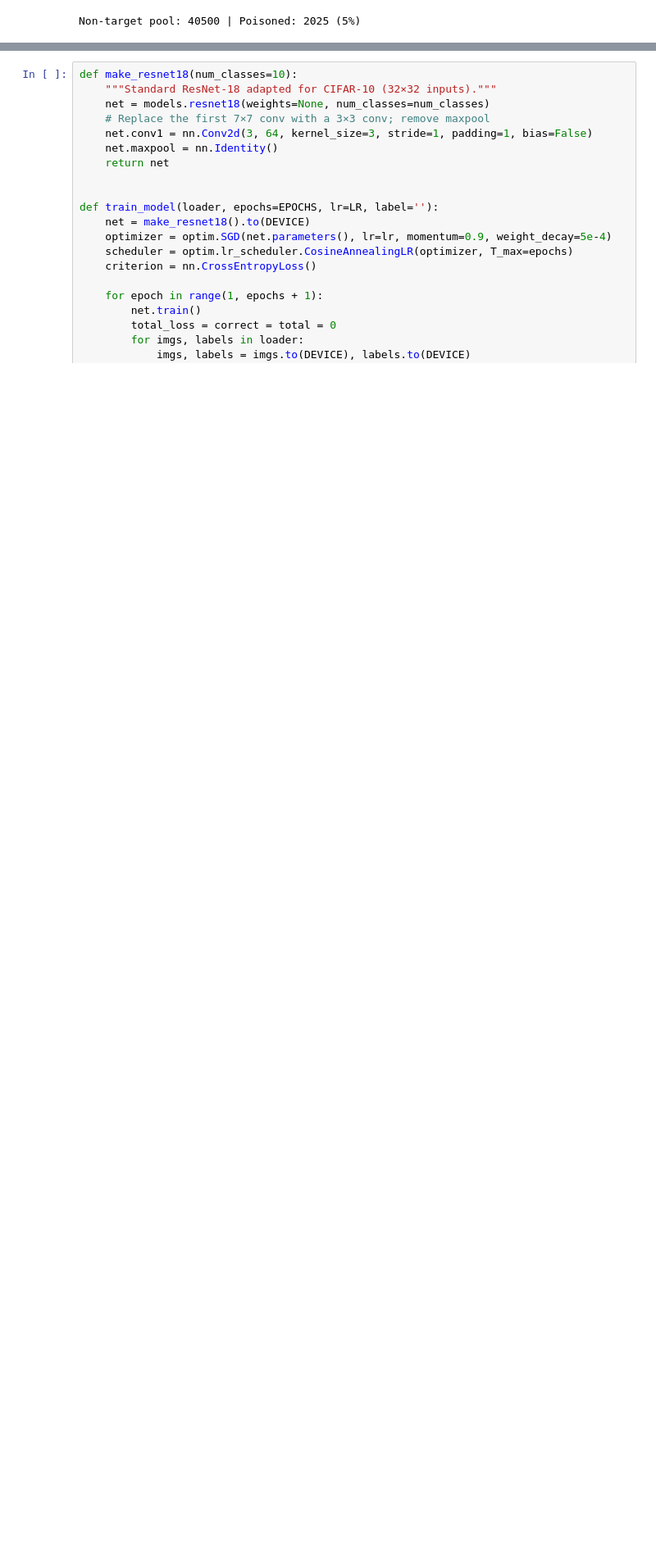
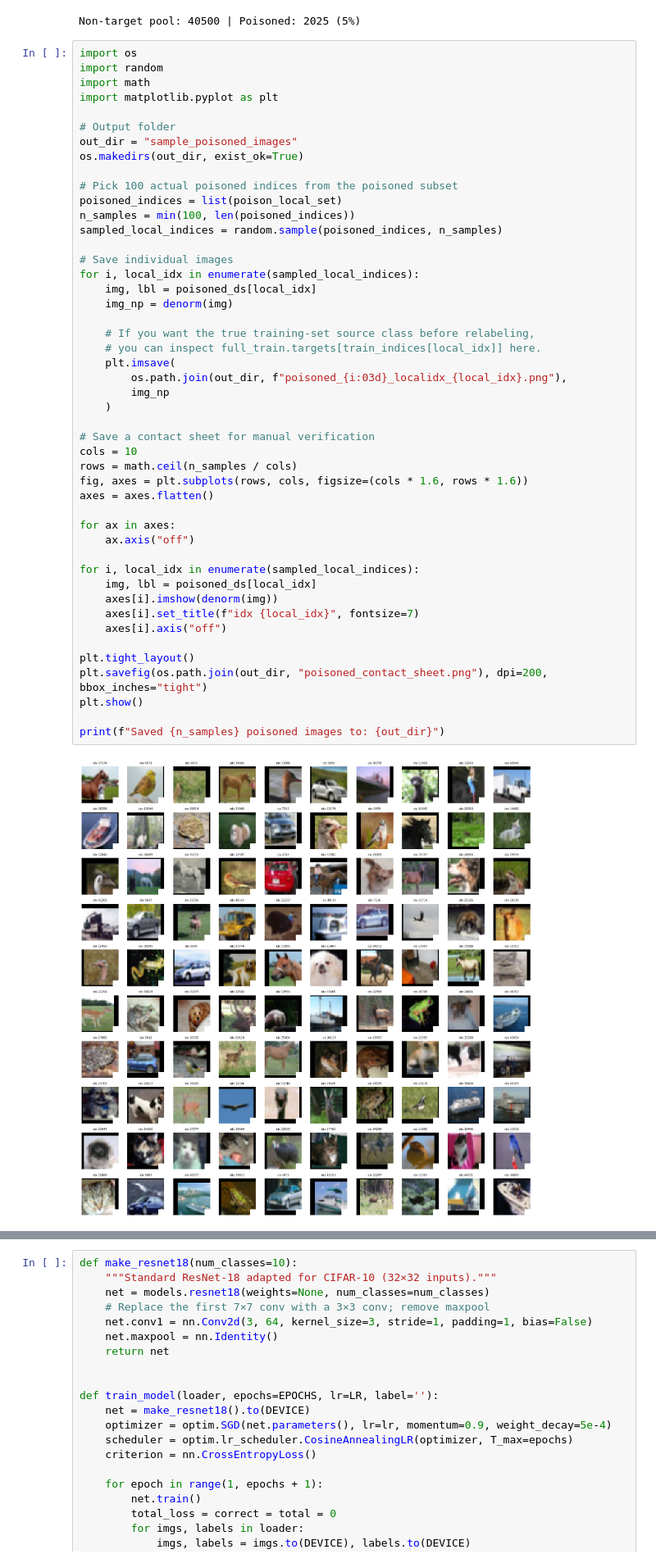
Before and after one commit to likhitbhogadi/rsai_a3, a Jupyter notebook: RSAI_Assignment_3_Solution.ipynb, the cells around one changed output, grey strips where cells are left out. Shown at 82% size. Drawn from its saved outputs; the diff is of its cells as text; blank space fills up the shorter version.

```diff
--- a/RSAI_Assignment_3_Solution.ipynb
+++ b/RSAI_Assignment_3_Solution.ipynb
@@ -203,3 +193,52 @@ clean_loader  = DataLoader(clean_ds,    batch_size=BATCH_SIZE, shuffle=True,  nu
 print(f'Non-target pool: {len(non_target_local)} | Poisoned: {n_poison} ({POISON_RATE*100:.0f}%)')
 # %% [output]
 Non-target pool: 40500 | Poisoned: 2025 (5%)
+# %%
+import os
+import random
+import math
+import matplotlib.pyplot as plt
+
+# Output folder
+out_dir = "sample_poisoned_images"
+os.makedirs(out_dir, exist_ok=True)
+
+# Pick 100 actual poisoned indices from the poisoned subset
+poisoned_indices = list(poison_local_set)
+n_samples = min(100, len(poisoned_indices))
+sampled_local_indices = random.sample(poisoned_indices, n_samples)
+
+# Save individual images
+for i, local_idx in enumerate(sampled_local_indices):
+    img, lbl = poisoned_ds[local_idx]
+    img_np = denorm(img)
+
+    # If you want the true training-set source class before relabeling,
+    # you can inspect full_train.targets[train_indices[local_idx]] here.
+    plt.imsave(
+        os.path.join(out_dir, f"poisoned_{i:03d}_localidx_{local_idx}.png"),
+        img_np
+    )
+
+# Save a contact sheet for manual verification
+cols = 10
+rows = math.ceil(n_samples / cols)
+fig, axes = plt.subplots(rows, cols, figsize=(cols * 1.6, rows * 1.6))
+axes = axes.flatten()
+
+for ax in axes:
+    ax.axis("off")
+
+for i, local_idx in enumerate(sampled_local_indices):
+    img, lbl = poisoned_ds[local_idx]
+    axes[i].imshow(denorm(img))
+    axes[i].set_title(f"idx {local_idx}", fontsize=7)
+    axes[i].axis("off")
+
+plt.tight_layout()
+plt.savefig(os.path.join(out_dir, "poisoned_contact_sheet.png"), dpi=200, bbox_inches="tight")
+plt.show()
+
+print(f"Saved {n_samples} poisoned images to: {out_dir}")
+# %% [output]
+[figure, added]
```
Also changed, not shown: parts of 15 cells of this notebook, 1 other file.
